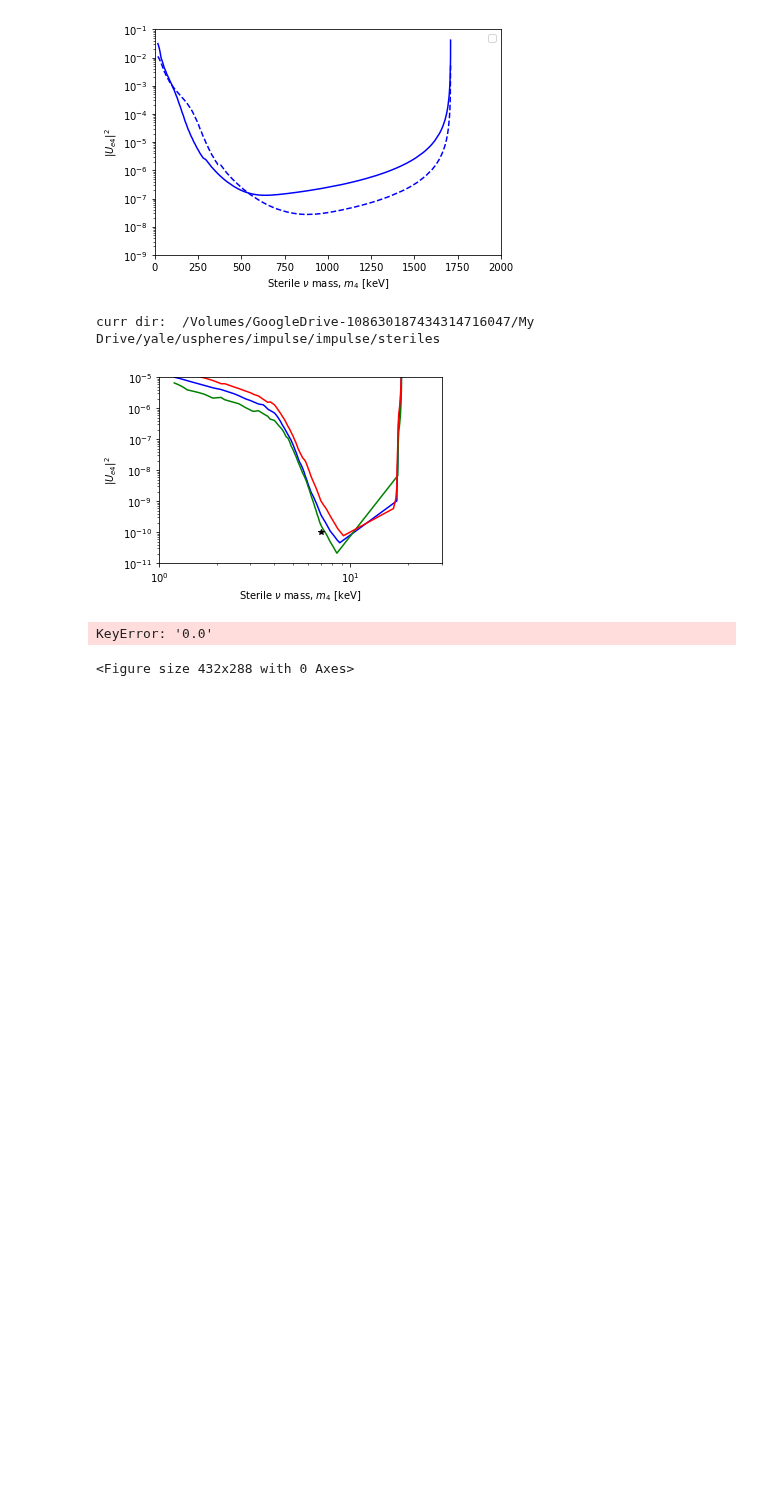
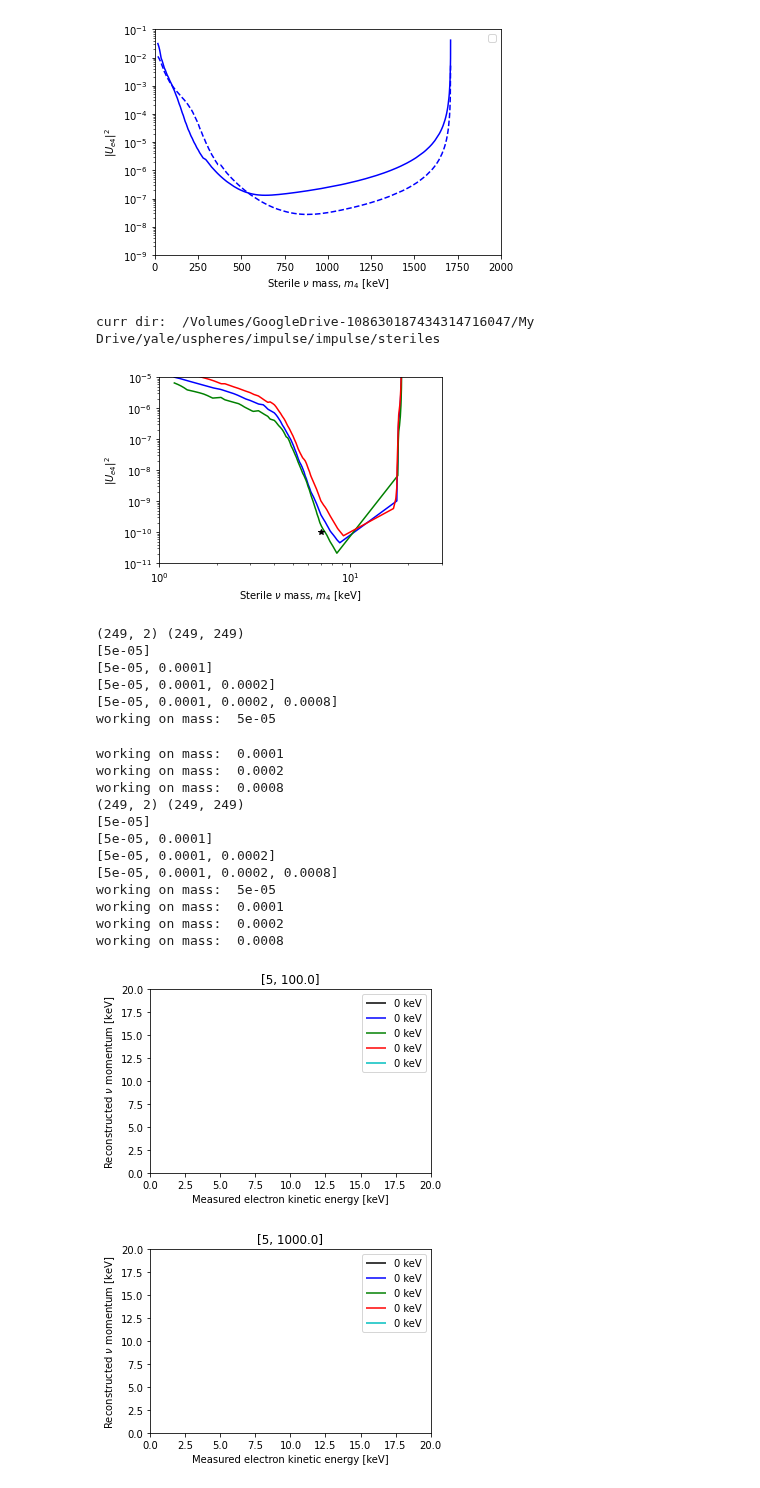
Before and after one commit to Moore-Lab/composite_DM, a Jupyter notebook: steriles/plot_pdfs.ipynb, the cells around one changed output. Saved outputs shown, nothing was run; the diff lists cells and outputs as text; code cells hidden in the pictures; blank space fills up the shorter version.

```diff
--- a/steriles/plot_pdfs.ipynb
+++ b/steriles/plot_pdfs.ipynb
@@ -521,38 +521,56 @@ for params in params_list:
             print("working on mass: ", m)
 
 
-            sig_pdf = pdfs['%.1f'%m]
+            sig_pdf = pdfs['%.6f'%m]
 
             if( not iso in uu.beta_list):
                 plt.semilogy(sig_pdf[:,0], sig_pdf[:,1])
             else:
                 x = sig_pdf[:,:2]
                 p = sig_pdf[:,2:]
                 p = p/np.max(p)
                 x = x[()] ## get the dict back from the 0d ndarray
                 #plt.contour([x['bcx'], x['bcy']], p.T) #, levels=levs)
                 #p[p<1e-4] = np.nan
 
                 #plt.pcolormesh(x[:,0], x[:,1], p.T, cmap=colors[cidx])
 
                 #plt.colorbar()
                 cs=plt.contour(x[:,0], x[:,1], p.T, levels=levs, colors=lcs[cidx])
                 cs.collections[0].set_label("%d keV"%(np.round(m/50)*50))
                 cidx += 1
                 #plt.title("$m_4 = %.1f$ keV"%m)
                 plt.xlabel("Measured electron kinetic energy [keV]")
                 plt.ylabel(r"Reconstructed $\nu$ momentum [keV]")
 
             plt.xlim([0,20])
             plt.ylim([0,20])
             plt.legend()
 
             fig.set_size_inches(5,3.5)
             plt.tight_layout()
             #plt.savefig('p_32_2dplot.pdf')
             plt.title(params)
 
 plt.show()
 # %% [output]
-KeyError: '0.0'
+(249, 2) (249, 249)
+[5e-05]
+[5e-05, 0.0001]
+[5e-05, 0.0001, 0.0002]
+[5e-05, 0.0001, 0.0002, 0.0008]
+working on mass:  5e-05
-<Figure size 432x288 with 0 Axes>
+working on mass:  0.0001
+working on mass:  0.0002
+working on mass:  0.0008
+(249, 2) (249, 249)
+[5e-05]
+[5e-05, 0.0001]
+[5e-05, 0.0001, 0.0002]
+[5e-05, 0.0001, 0.0002, 0.0008]
+working on mass:  5e-05
+working on mass:  0.0001
+working on mass:  0.0002
+working on mass:  0.0008
+[figure, added]
+[figure, added]
```
Also changed, not shown: parts of 2 cells of this notebook, 1 other file.
